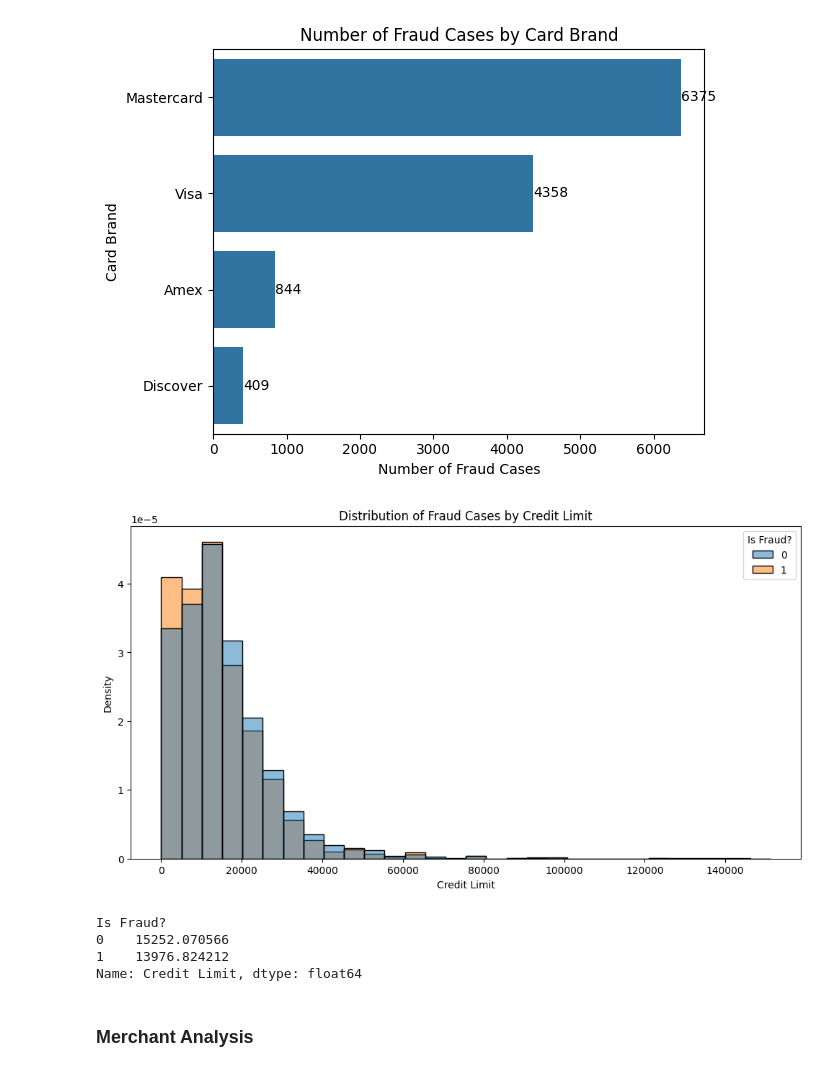
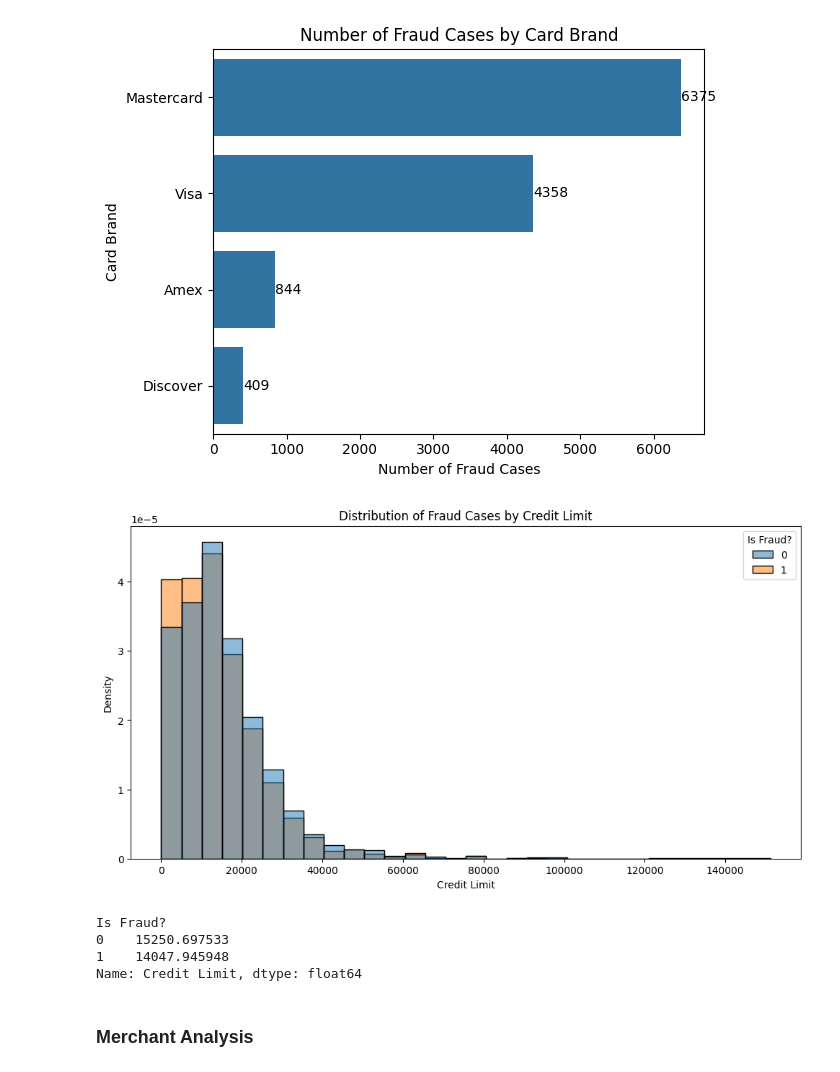
Before and after one commit to kenteobx/Credit-Card-Fraud-Detection, a Jupyter notebook: Notebooks/EDA.ipynb, the cells around one changed output. Saved outputs shown, nothing was run; the diff lists cells and outputs as text; code cells hidden in the pictures.

```diff
--- a/Notebooks/EDA.ipynb
+++ b/Notebooks/EDA.ipynb
@@ -253,42 +259,34 @@ plt.show()      # highest number of fraud cases with Mastercard
 [figure]
 # %%
 # plot distribution of card credit limit by fraud status
-df = df.with_columns([
-    pl.col("Credit Limit").cast(pl.Utf8)
-        .str.replace_all(r"[^0-9\.\-]", "")
-        .replace('', None)
-        .cast(pl.Float64)
-        .alias("Credit Limit")
-])
-
 df_credit_limit = df.select([
     "Credit Limit",
     "Is Fraud?"
 ]).to_pandas()
 
 # plot distribution
 plt.figure(figsize=(12,6))
 sns.histplot(
     data=df_credit_limit,
     x="Credit Limit",
     hue="Is Fraud?",
     bins=30,
     kde=False,
     stat="density",
     common_norm=False
 )
 plt.title("Distribution of Fraud Cases by Credit Limit")
 plt.xlabel("Credit Limit")
 plt.ylabel("Density")
 plt.show()      # fraudulent users tend to have a slightly lower credit limit
 
 # average credit limit by fraud status
 df_credit_limit.groupby("Is Fraud?")["Credit Limit"].mean()
 # %% [output]
-[figure, old version]
+[figure, new version]
 Is Fraud?
-0    15252.070566
-1    13976.824212
+0    15250.697533
+1    14047.945948
 Name: Credit Limit, dtype: float64
 # %% [markdown]
 ### Merchant Analysis
```
Also changed, not shown: parts of 9 cells of this notebook, 1 other file.
